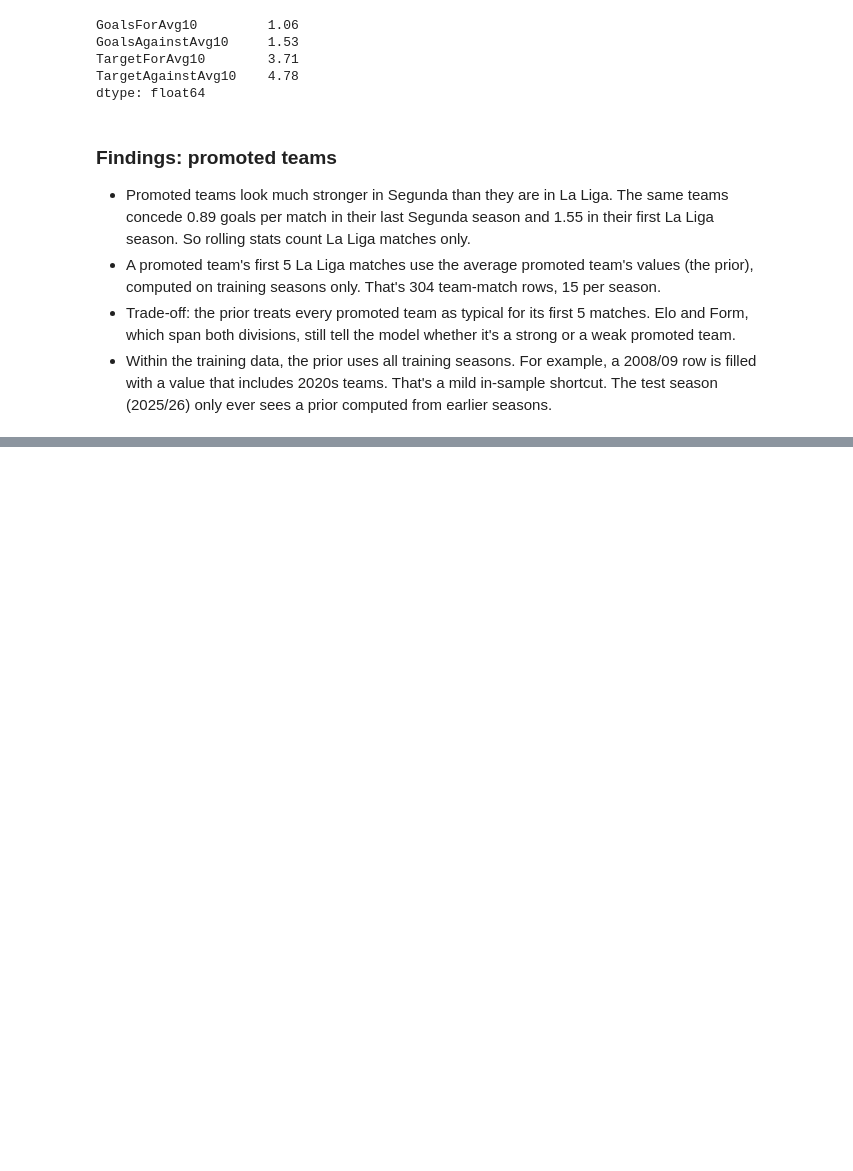
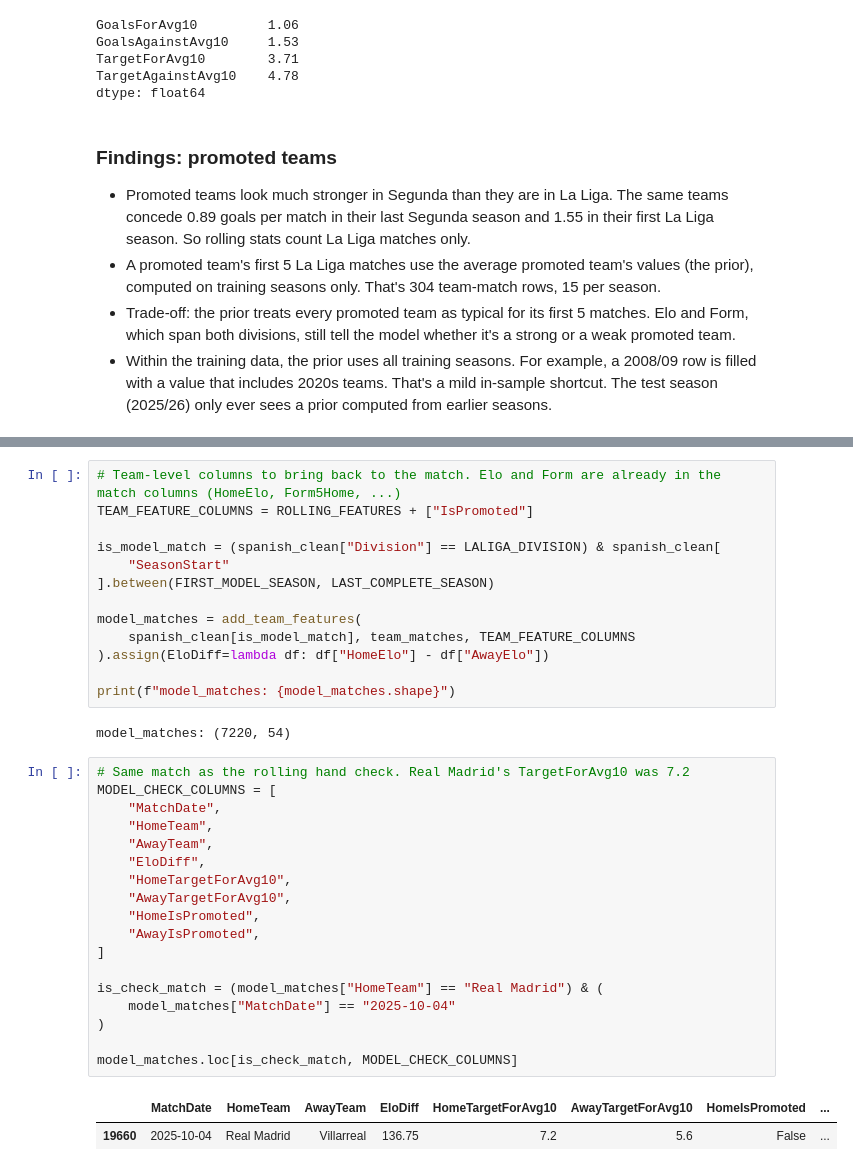
Before and after one commit to idoberk/laliga-match-prediction, a Jupyter notebook: notebooks/laliga_match_prediction.ipynb, the cells around one changed output, grey strips where cells are left out. Cells and saved outputs as stored; diff of their text form; blank space fills up the shorter version.

Commit message:
Add match-level model table and season-based train / test split

```diff
--- a/notebooks/laliga_match_prediction.ipynb
+++ b/notebooks/laliga_match_prediction.ipynb
@@ -1334,0 +1344,36 @@ dtype: float64
+# %%
+# Team-level columns to bring back to the match. Elo and Form are already in the match columns (HomeElo, Form5Home, ...)
+TEAM_FEATURE_COLUMNS = ROLLING_FEATURES + ["IsPromoted"]
+
+is_model_match = (spanish_clean["Division"] == LALIGA_DIVISION) & spanish_clean[
+    "SeasonStart"
+].between(FIRST_MODEL_SEASON, LAST_COMPLETE_SEASON)
+
+model_matches = add_team_features(
+    spanish_clean[is_model_match], team_matches, TEAM_FEATURE_COLUMNS
+).assign(EloDiff=lambda df: df["HomeElo"] - df["AwayElo"])
+
+print(f"model_matches: {model_matches.shape}")
+# %% [output]
+model_matches: (7220, 54)
+# %%
+# Same match as the rolling hand check. Real Madrid's TargetForAvg10 was 7.2
+MODEL_CHECK_COLUMNS = [
+    "MatchDate",
+    "HomeTeam",
+    "AwayTeam",
+    "EloDiff",
+    "HomeTargetForAvg10",
+    "AwayTargetForAvg10",
+    "HomeIsPromoted",
+    "AwayIsPromoted",
+]
+
+is_check_match = (model_matches["HomeTeam"] == "Real Madrid") & (
+    model_matches["MatchDate"] == "2025-10-04"
+)
+
+model_matches.loc[is_check_match, MODEL_CHECK_COLUMNS]
+# %% [output]
+|  | MatchDate | HomeTeam | AwayTeam | EloDiff | HomeTargetForAvg10 | AwayTargetForAvg10 | HomeIsPromoted | ... |
+| 19660 | 2025-10-04 | Real Madrid | Villarreal | 136.75 | 7.2 | 5.6 | False | ... |
```
Also changed, not shown: parts of 5 cells of this notebook, 1 other file.
